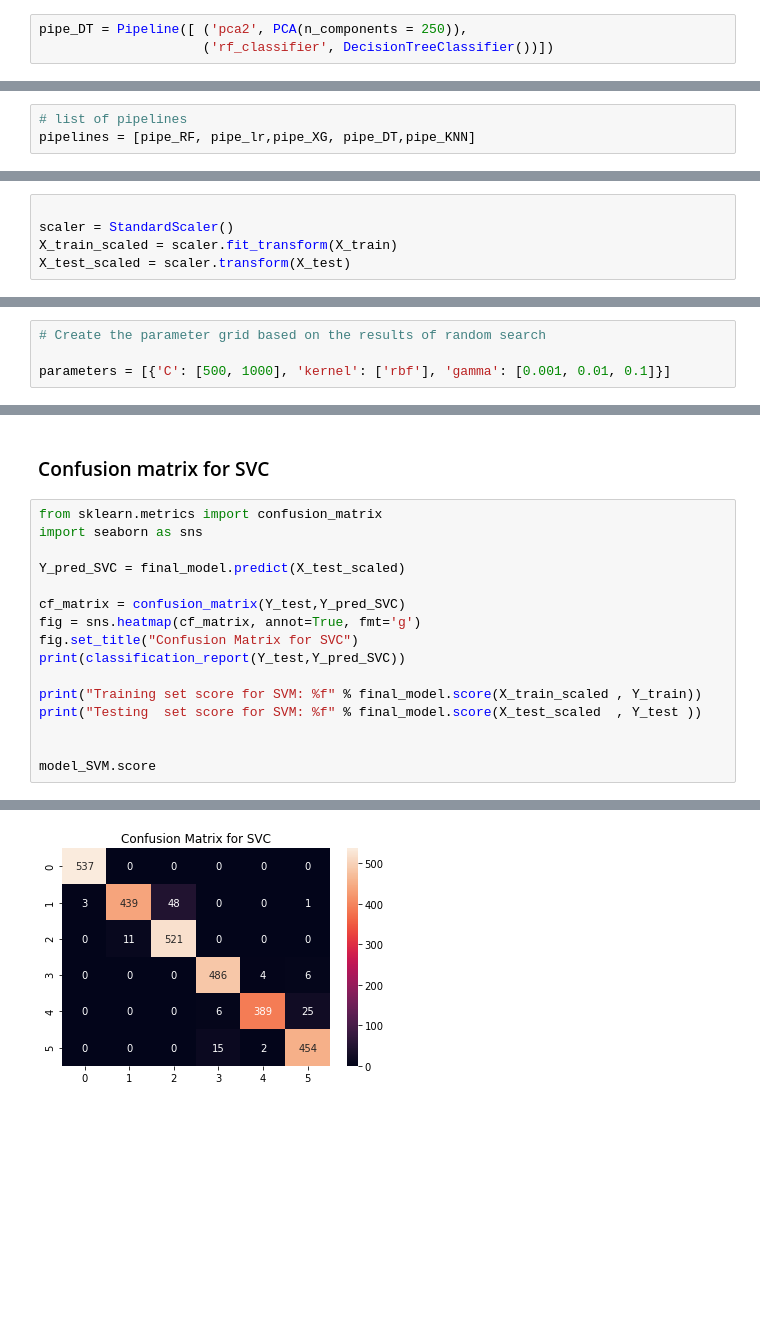
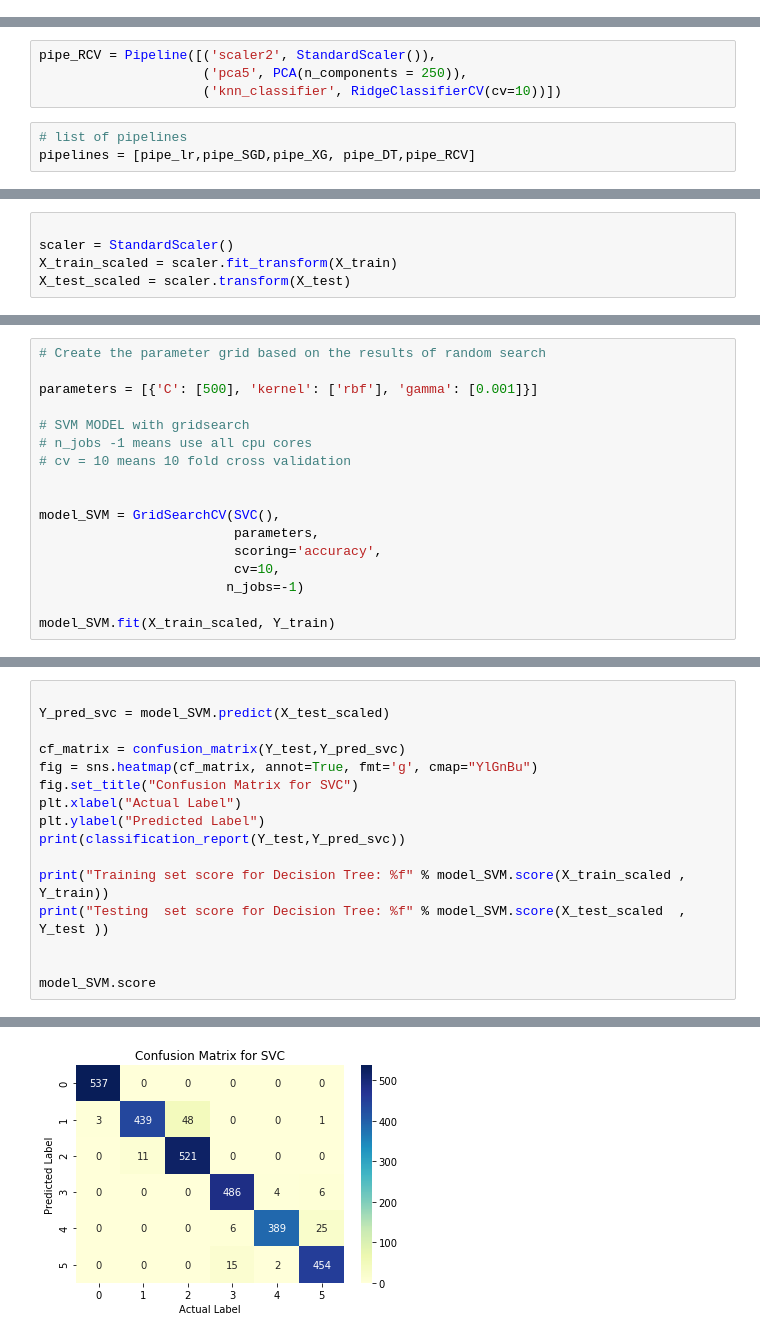
Before and after one commit to Tahmid1406/Human-Activity-Classification-Using-ML-Techniques, a Jupyter notebook: Human Activity Classification.ipynb, the cells around one changed output, grey strips where cells are left out. Cells and saved outputs as stored; diff of their text form; blank space fills up the shorter version.

```diff
--- a/Human Activity Classification.ipynb
+++ b/Human Activity Classification.ipynb
@@ -153,3 +165,0 @@ pipe_XG = Pipeline([ ('pca2', PCA(n_components = 250)),
-# %%
-pipe_DT = Pipeline([ ('pca2', PCA(n_components = 250)),
-                     ('rf_classifier', DecisionTreeClassifier())])
@@ -160,3 +166,7 @@ pipe_KNN = Pipeline([('scaler5', StandardScaler()),
+# %%
+pipe_RCV = Pipeline([('scaler2', StandardScaler()),
+                     ('pca5', PCA(n_components = 250)),
+                     ('knn_classifier', RidgeClassifierCV(cv=10))])
 # %%
 # list of pipelines
-pipelines = [pipe_RF, pipe_lr,pipe_XG, pipe_DT,pipe_KNN]
+pipelines = [pipe_lr,pipe_SGD,pipe_XG, pipe_DT,pipe_RCV]
@@ -235,4 +356,17 @@ X_test_scaled = scaler.transform(X_test)
 # %%
 # Create the parameter grid based on the results of random search
 
-parameters = [{'C': [500, 1000], 'kernel': ['rbf'], 'gamma': [0.001, 0.01, 0.1]}]
+parameters = [{'C': [500], 'kernel': ['rbf'], 'gamma': [0.001]}]
+
+# SVM MODEL with gridsearch
+# n_jobs -1 means use all cpu cores
+# cv = 10 means 10 fold cross validation
+
+
+model_SVM = GridSearchCV(SVC(),
+                         parameters,
+                         scoring='accuracy',
+                         cv=10,
+                        n_jobs=-1)
+
+model_SVM.fit(X_train_scaled, Y_train)
@@ -284,18 +385,16 @@ Best Gamma: 0.001
-# %% [markdown]
-### Confusion matrix for SVC
 # %%
-from sklearn.metrics import confusion_matrix
-import seaborn as sns
 
-Y_pred_SVC = final_model.predict(X_test_scaled)
+Y_pred_svc = model_SVM.predict(X_test_scaled)
 
-cf_matrix = confusion_matrix(Y_test,Y_pred_SVC)
-fig = sns.heatmap(cf_matrix, annot=True, fmt='g')
+cf_matrix = confusion_matrix(Y_test,Y_pred_svc)
+fig = sns.heatmap(cf_matrix, annot=True, fmt='g', cmap="YlGnBu")
 fig.set_title("Confusion Matrix for SVC")
-print(classification_report(Y_test,Y_pred_SVC))
+plt.xlabel("Actual Label")
+plt.ylabel("Predicted Label")
+print(classification_report(Y_test,Y_pred_svc))
 
-print("Training set score for SVM: %f" % final_model.score(X_train_scaled , Y_train))
-print("Testing  set score for SVM: %f" % final_model.score(X_test_scaled  , Y_test ))
+print("Training set score for Decision Tree: %f" % model_SVM.score(X_train_scaled , Y_train))
+print("Testing  set score for Decision Tree: %f" % model_SVM.score(X_test_scaled  , Y_test ))
 
 
 model_SVM.score
@@ -328,3 +426,3 @@ Testing  set score for SVM: 0.958941
              pre_dispatch='2*n_jobs', refit=True, return_train_score=False,
              scoring='accuracy', verbose=0)>
-[figure, old version]
+[figure, new version]
```
Also changed, not shown: parts of 35 cells of this notebook.
